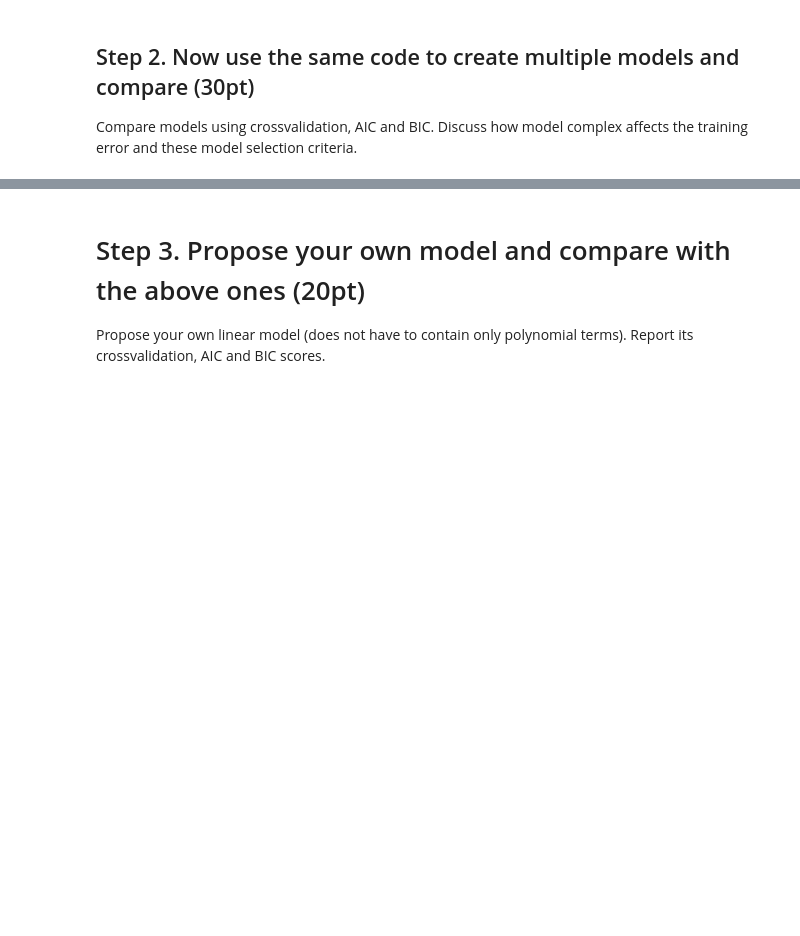
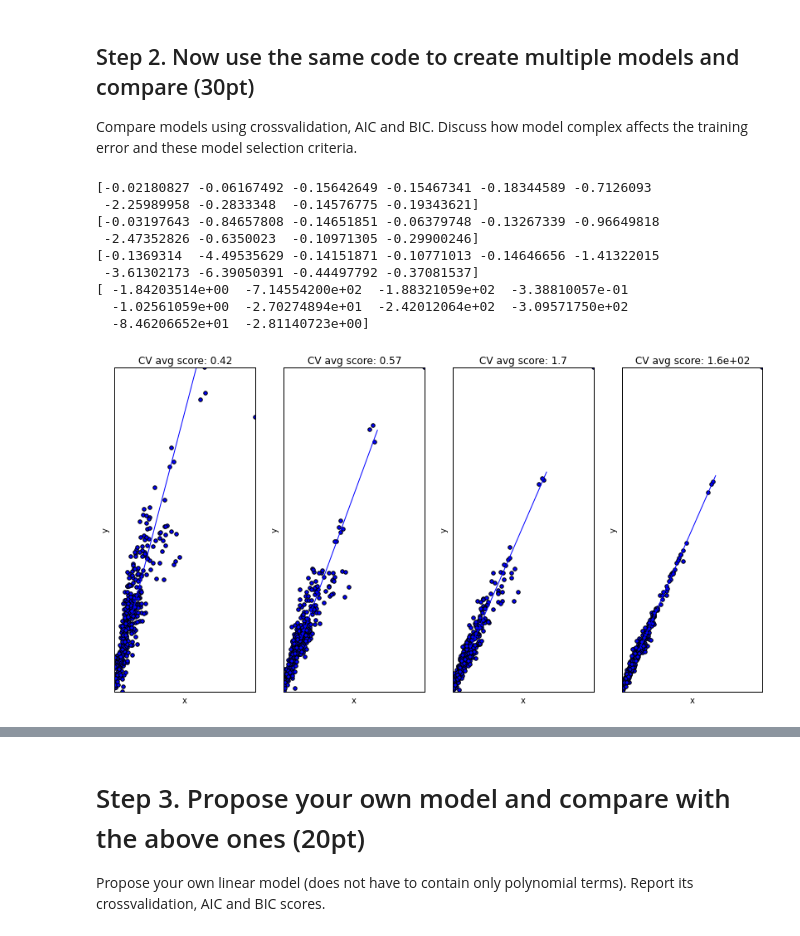
Before and after one commit to rtbs-dev/F15_MAE301, a Jupyter notebook: MAE301HW5_Student.ipynb, the cells around one changed output, grey strips where cells are left out. Saved outputs shown, nothing was run; the diff lists cells and outputs as text; code cells hidden in the pictures; blank space fills up the shorter version.

```diff
--- a/MAE301HW5_Student.ipynb
+++ b/MAE301HW5_Student.ipynb
@@ -126,7 +121,6 @@ for i in range(len(degrees)):
 
 Compare models using crossvalidation, AIC and BIC. Discuss how model complex affects the training error and these model selection criteria.
 # %%
-%matplotlib inline # use this if you are using ipython notebook, otherwise comment it out
 
 # loading all packages... #
 import numpy as np
@@ -159,35 +153,48 @@ y_train = y;
 
 # a set of linear models with polynomial terms
 n, p = X_train.shape # get #samples and #dimensions
-degrees = [1, 2, 3]
+degrees = [1, 2, 3, 4]
 error = np.zeros(len(degrees)) # training error
 ncv = 10 # number of cross valiation
 scores = np.zeros((len(degrees),ncv)) # cv error
-
 
 plt.figure(figsize=(14, 7))
 for i in range(len(degrees)):
     ax = plt.subplot(1, len(degrees), i + 1)
     plt.setp(ax, xticks=(), yticks=())
 
     polynomial_features = PolynomialFeatures(degree=degrees[i],
-                                             include_bias=True)
+                                             include_bias=True,
+                                             interaction_only=True)
     linear_regression = LinearRegression()
 
     pipeline = Pipeline([("polynomial_features", polynomial_features),
                          ("linear_regression", linear_regression)])
     pipeline.fit(X_train, y_train)
     error[i] = ((pipeline.predict(X_train) - y_train)**2).sum()
 
     yhat = pipeline.predict(X_train)
 
     # Evaluate the models using crossvalidation
     scores[i,] = cross_validation.cross_val_score(pipeline,
         X_train, y_train, scoring="mean_squared_error", cv=ncv)
-
+    print scores[i,]
+    #print pipeline.
     plt.scatter(y_train, yhat)
-
+    plt.title("CV avg score: {:.2}".format(abs(scores[i,].mean())))
     plt.xlabel("x")
     plt.ylabel("y")
     plt.xlim((min(y_train), max(y_train)))
     plt.ylim((min(yhat), max(yhat)))
+    plt.plot(range(6), label="perfect prediction")
+# %% [output]
+[-0.02180827 -0.06167492 -0.15642649 -0.15467341 -0.18344589 -0.7126093
+ -2.25989958 -0.2833348  -0.14576775 -0.19343621]
+[-0.03197643 -0.84657808 -0.14651851 -0.06379748 -0.13267339 -0.96649818
+ -2.47352826 -0.6350023  -0.10971305 -0.29900246]
+[-0.1369314  -4.49535629 -0.14151871 -0.10771013 -0.14646656 -1.41322015
+ -3.61302173 -6.39050391 -0.44497792 -0.37081537]
+[ -1.84203514e+00  -7.14554200e+02  -1.88321059e+02  -3.38810057e-01
+  -1.02561059e+00  -2.70274894e+01  -2.42012064e+02  -3.09571750e+02
+  -8.46206652e+01  -2.81140723e+00]
+[figure, added]
```
Also changed, not shown: parts of 6 cells of this notebook.
